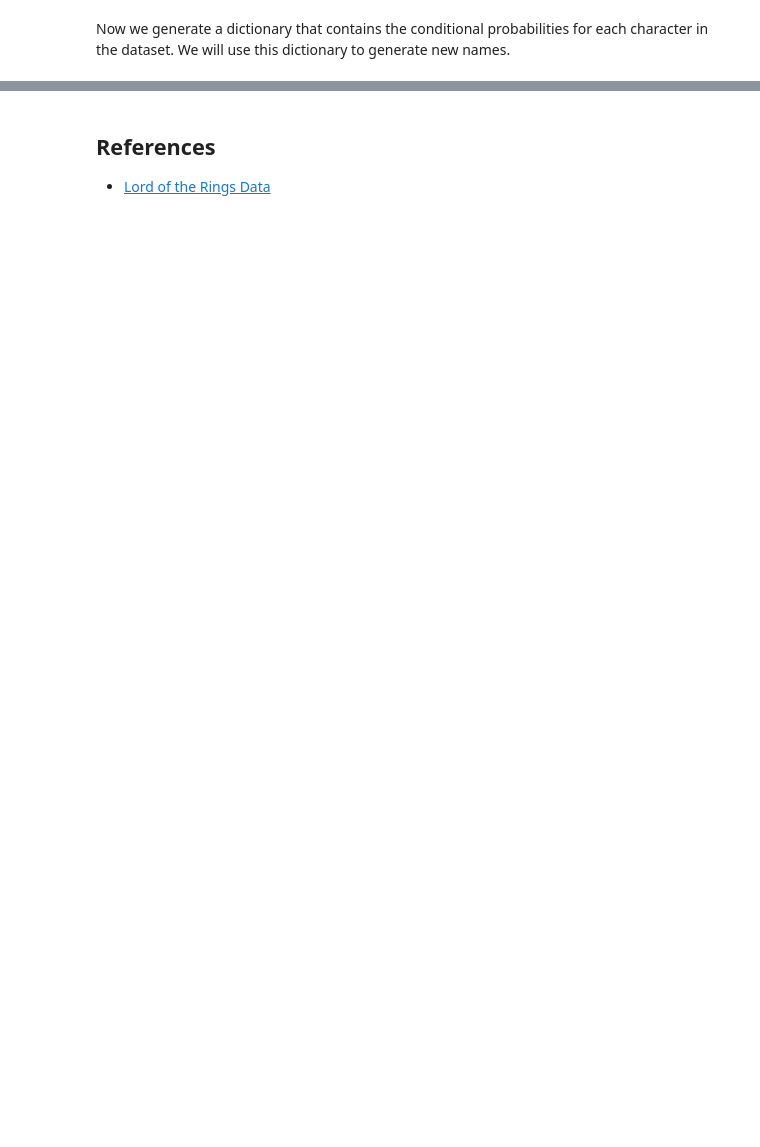
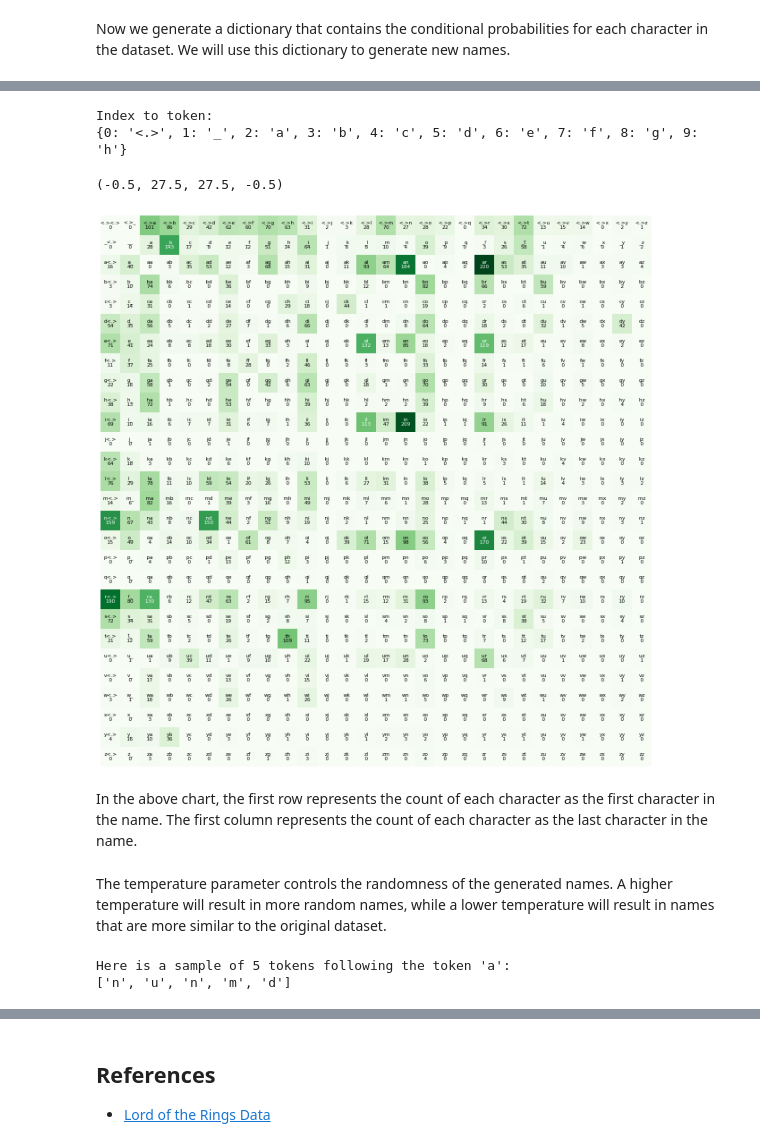
Before and after one commit to tdody/gpt_bot, a Jupyter notebook: notebooks/training.ipynb, the cells around one changed output, grey strips where cells are left out. Saved outputs shown, nothing was run; the diff lists cells and outputs as text; code cells hidden in the pictures; blank space fills up the shorter version.

```diff
--- a/notebooks/training.ipynb
+++ b/notebooks/training.ipynb
@@ -104,5 +118,8 @@ The most common bigrams are:
 # %%
 unique_tokens = set([c for w in characters for c in w])
+unique_tokens.add(SPECIAL_TOKEN)
+unique_tokens.add(SPECIAL_TOKEN)
+N_TOKENS = len(unique_tokens)
 print(f"There are {len(unique_tokens)} unique tokens in the dataset.")
-print(unique_tokens)
+print(sorted(unique_tokens))
 # %% [output]
@@ -117,0 +134,38 @@ N = torch.zeroes(len(unique_tokens), len(unique_tokens), dtype=torch.int32)
+# %%
+# create a mapping from tokens to indices
+index_to_token = dict(enumerate(sorted(unique_tokens)))
+token_to_index = {v: k for k, v in index_to_token.items()}
+# print a few examples
+print("Index to token:")
+print({k: index_to_token[k] for k in range(10)})
+# %% [output]
+Index to token:
+{0: '<.>', 1: '_', 2: 'a', 3: 'b', 4: 'c', 5: 'd', 6: 'e', 7: 'f', 8: 'g', 9: 'h'}
+# %%
+import torch
+
+# create our bigram array
+N = torch.zeros(N_TOKENS, N_TOKENS, dtype=torch.int32)
+
+# populate the bigram array
+for w in characters:
+    w = [SPECIAL_TOKEN] + list(w) + [SPECIAL_TOKEN]
+    for c1, c2 in zip(w, w[1:]):
+        N[token_to_index[c1], token_to_index[c2]] += 1
+# %%
+# plot heatmap of bigram array
+fig, ax = plt.subplots(figsize=(16, 16))
+plt.imshow(N, cmap="Greens")
+for i in range(N_TOKENS):
+    for j in range(N_TOKENS):
+        bigram = index_to_token[i] + index_to_token[j]
+        plt.text(j, i, bigram, ha="center", va="bottom", color="white" if N[i, j] > N.max() / 2 else "black", fontsize=8)
+        plt.text(j, i, N[i, j].item(), ha="center", va="top", color="white" if N[i, j] > N.max() / 2 else "black", fontsize=8)
+plt.axis("off")
+# %% [output]
+(-0.5, 27.5, 27.5, -0.5)
+[figure, added]
+# %% [markdown]
+In the above chart, the first row represents the count of each character as the first character in the name. The first column represents the count of each character as the last character in the name.
+# %% [markdown]
+The temperature parameter controls the randomness of the generated names. A higher temperature will result in more random names, while a lower temperature will result in names that are more similar to the original dataset.
@@ -117,0 +184,7 @@ N = torch.zeroes(len(unique_tokens), len(unique_tokens), dtype=torch.int32)
+# %%
+print("Here is a sample of 5 tokens following the token 'a':")
+sample = [index_to_token[sample_following_token("a")] for _ in range(5)]
+print(sample)
+# %% [output]
+Here is a sample of 5 tokens following the token 'a':
+['n', 'u', 'n', 'm', 'd']
```
Also changed, not shown: parts of 14 cells of this notebook.
